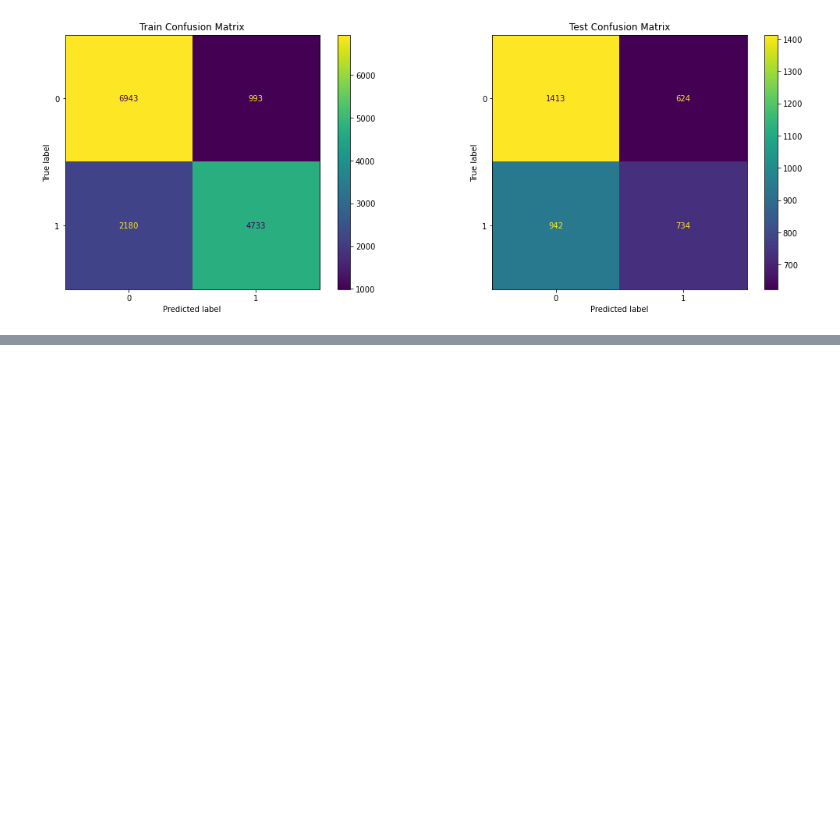
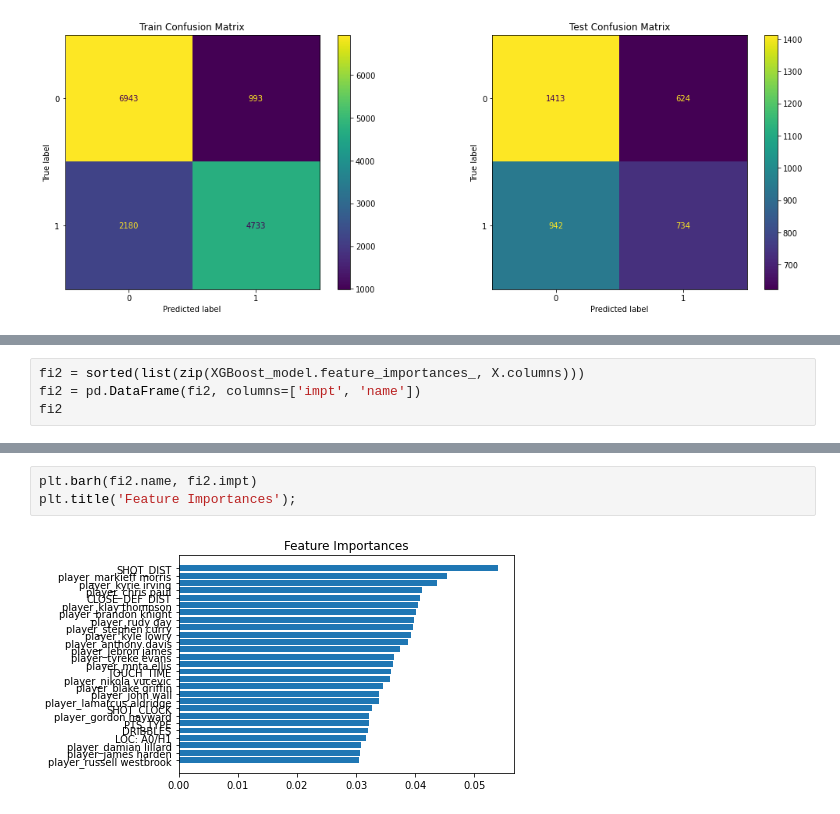
Before and after one commit to moham6839/NBA-Shot-Log-Project, a Jupyter notebook: Phase 3 Project.ipynb, the cells around one changed output, grey strips where cells are left out. Saved outputs shown, nothing was run; the diff lists cells and outputs as text; blank space fills up the shorter version.

```diff
--- a/Phase 3 Project.ipynb
+++ b/Phase 3 Project.ipynb
@@ -497,0 +573,4 @@ XGBClassifier(base_score=0.5, booster='gbtree', colsample_bylevel=1,
+# %%
+fi2 = sorted(list(zip(XGBoost_model.feature_importances_, X.columns)))
+fi2 = pd.DataFrame(fi2, columns=['impt', 'name'])
+fi2
@@ -497,0 +595,5 @@ XGBClassifier(base_score=0.5, booster='gbtree', colsample_bylevel=1,
+# %%
+plt.barh(fi2.name, fi2.impt)
+plt.title('Feature Importances');
+# %% [output]
+[figure, added]
```
Also changed, not shown: parts of 11 cells of this notebook.
